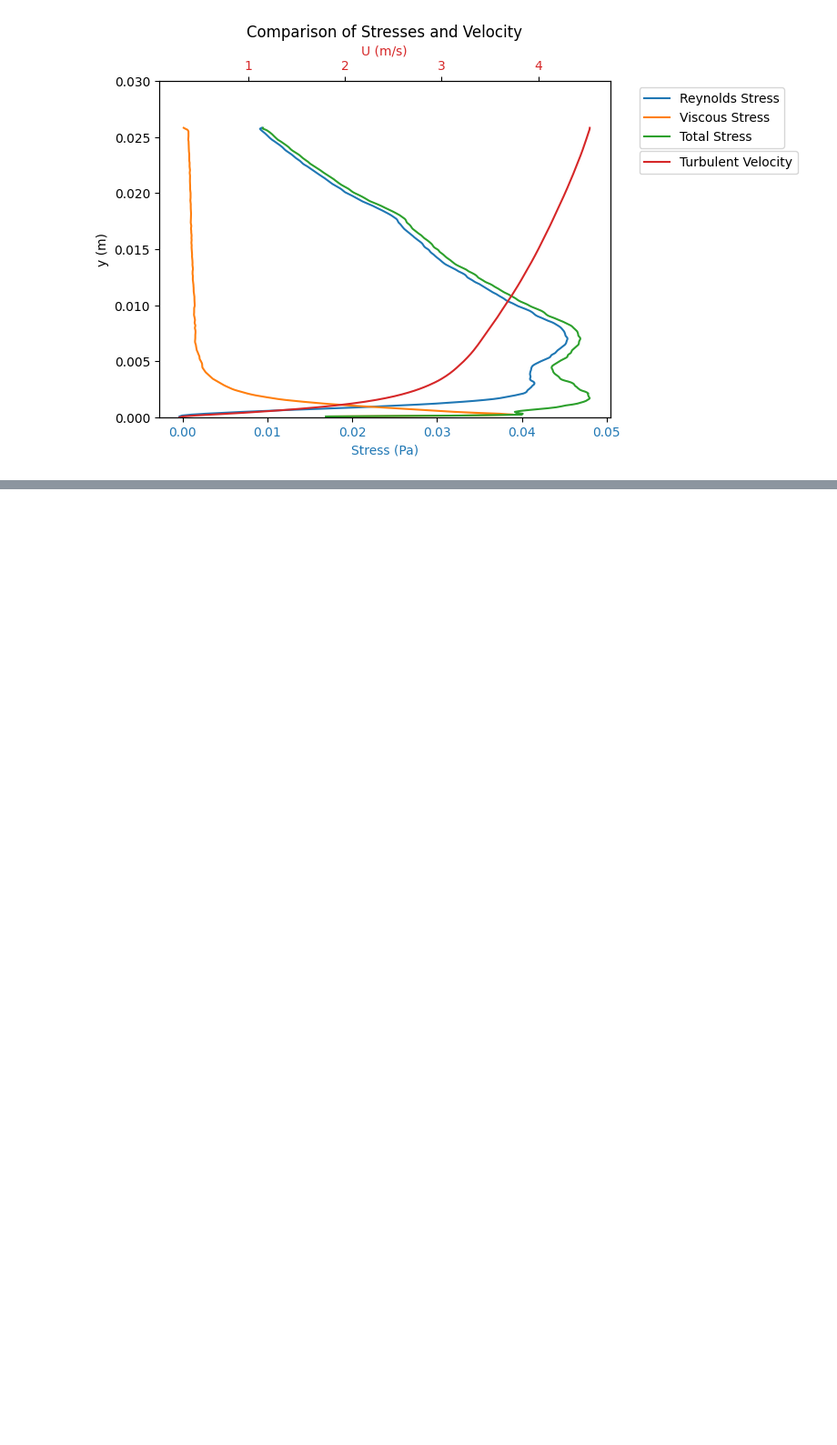
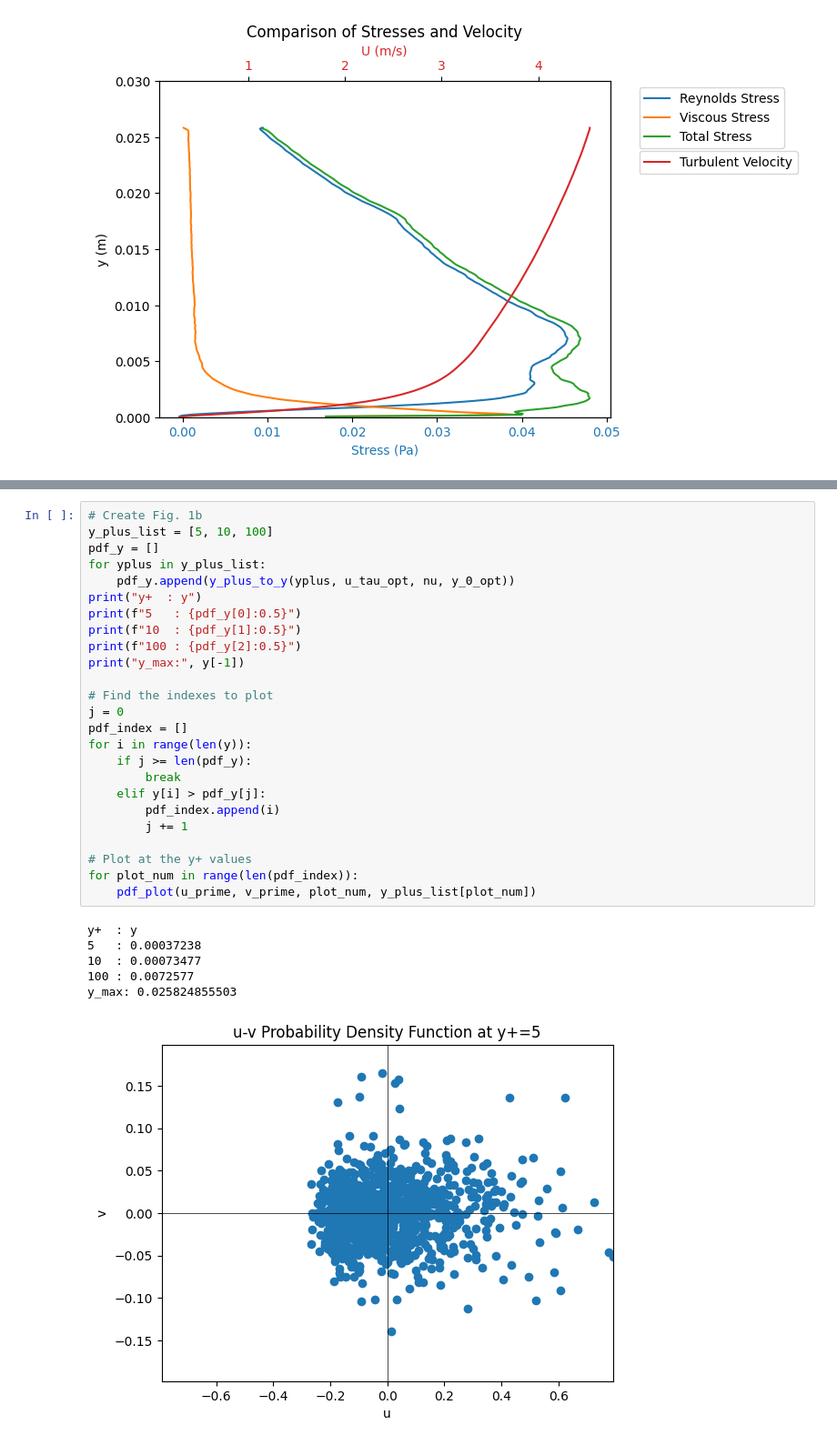
Before and after one commit to Jagardiner97/Boundary-Layers, a Jupyter notebook: Boundary Layers/BL Final Project/turbulent-characterization.ipynb, the cells around one changed output, grey strips where cells are left out. Shown: that part at 91% size. Saved outputs shown, nothing was run; the diff lists cells and outputs as text; blank space fills up the shorter version.

```diff
--- a/Boundary Layers/BL Final Project/turbulent-characterization.ipynb
+++ b/Boundary Layers/BL Final Project/turbulent-characterization.ipynb
@@ -373,0 +387,32 @@ plt.show()
+# %%
+# Create Fig. 1b
+y_plus_list = [5, 10, 100]
+pdf_y = []
+for yplus in y_plus_list:
+    pdf_y.append(y_plus_to_y(yplus, u_tau_opt, nu, y_0_opt))
+print("y+  : y")
+print(f"5   : {pdf_y[0]:0.5}")
+print(f"10  : {pdf_y[1]:0.5}")
+print(f"100 : {pdf_y[2]:0.5}")
+print("y_max:", y[-1])
+
+# Find the indexes to plot
+j = 0
+pdf_index = []
+for i in range(len(y)):
+    if j >= len(pdf_y):
+        break
+    elif y[i] > pdf_y[j]:
+        pdf_index.append(i)
+        j += 1
+
+# Plot at the y+ values
+for plot_num in range(len(pdf_index)):
+    pdf_plot(u_prime, v_prime, plot_num, y_plus_list[plot_num])
+# %% [output]
+y+  : y
+5   : 0.00037238
+10  : 0.00073477
+100 : 0.0072577
+y_max: 0.025824855503
+[figure, added]
```
Also changed, not shown: parts of 4 cells of this notebook.
